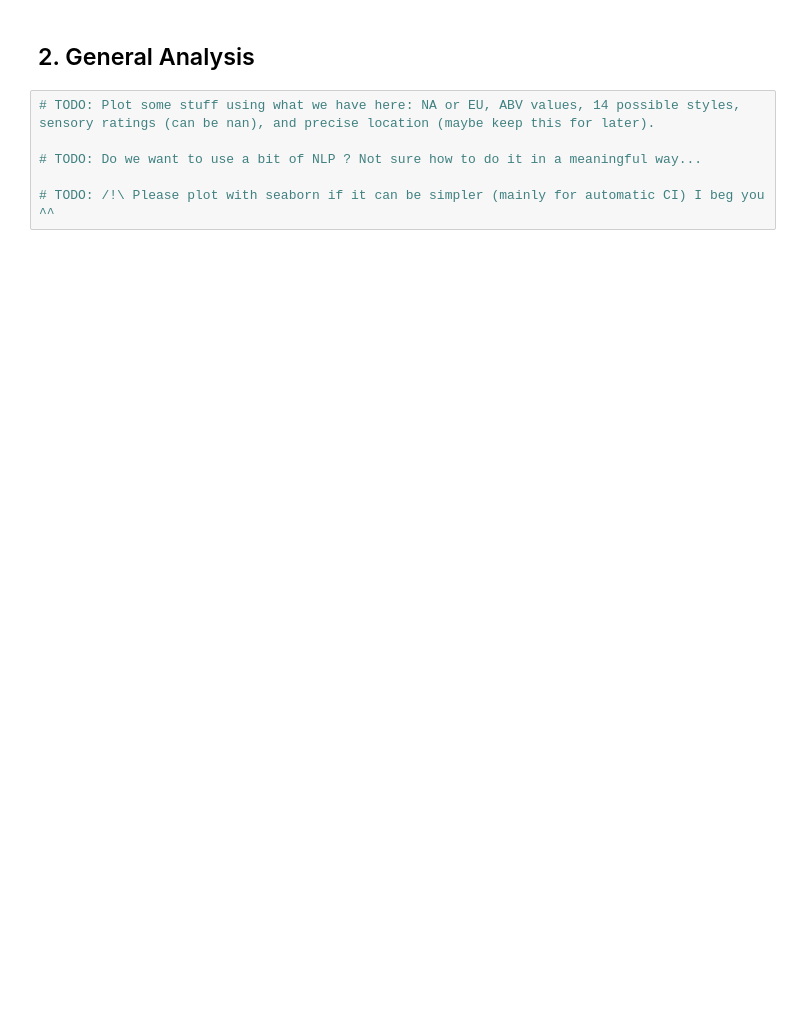
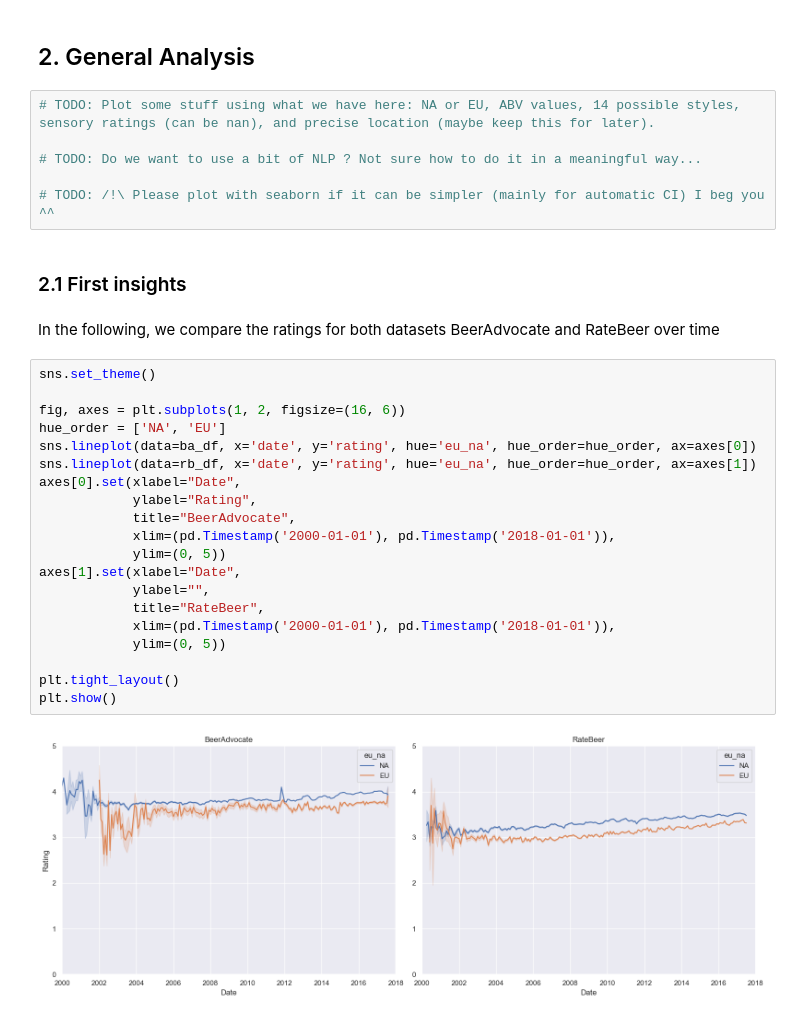
Before and after one commit to epfl-ada/ada-2023-project-welovepandas, a Jupyter notebook: p2_notebook.ipynb, the cells around one changed output. Saved outputs shown, nothing was run; the diff lists cells and outputs as text; blank space fills up the shorter version.

Commit message:
Added some plots

```diff
--- a/p2_notebook.ipynb
+++ b/p2_notebook.ipynb
@@ -254,3 +251,29 @@ RateBeer:
 # TODO: Do we want to use a bit of NLP ? Not sure how to do it in a meaningful way...
 
 # TODO: /!\ Please plot with seaborn if it can be simpler (mainly for automatic CI) I beg you ^^
+# %% [markdown]
+### 2.1 First insights
+# %% [markdown]
+In the following, we compare the ratings for both datasets BeerAdvocate and RateBeer over time
+# %%
+sns.set_theme()
+
+fig, axes = plt.subplots(1, 2, figsize=(16, 6))
+hue_order = ['NA', 'EU']
+sns.lineplot(data=ba_df, x='date', y='rating', hue='eu_na', hue_order=hue_order, ax=axes[0])
+sns.lineplot(data=rb_df, x='date', y='rating', hue='eu_na', hue_order=hue_order, ax=axes[1])
+axes[0].set(xlabel="Date",
+            ylabel="Rating",
+            title="BeerAdvocate",
+            xlim=(pd.Timestamp('2000-01-01'), pd.Timestamp('2018-01-01')),
+            ylim=(0, 5))
+axes[1].set(xlabel="Date",
+            ylabel="",
+            title="RateBeer",
+            xlim=(pd.Timestamp('2000-01-01'), pd.Timestamp('2018-01-01')),
+            ylim=(0, 5))
+
+plt.tight_layout()
+plt.show()
+# %% [output]
+[figure, added]
```
Also changed, not shown: parts of 15 cells of this notebook.
